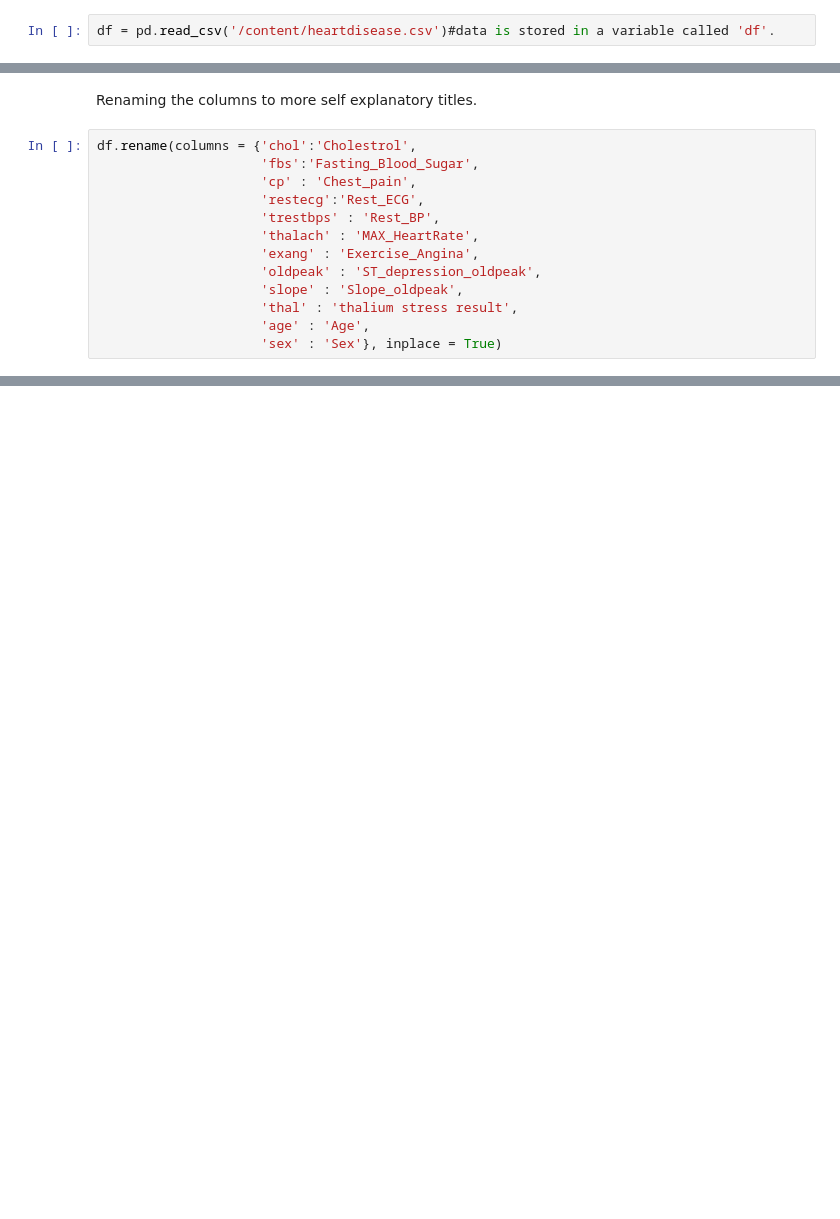
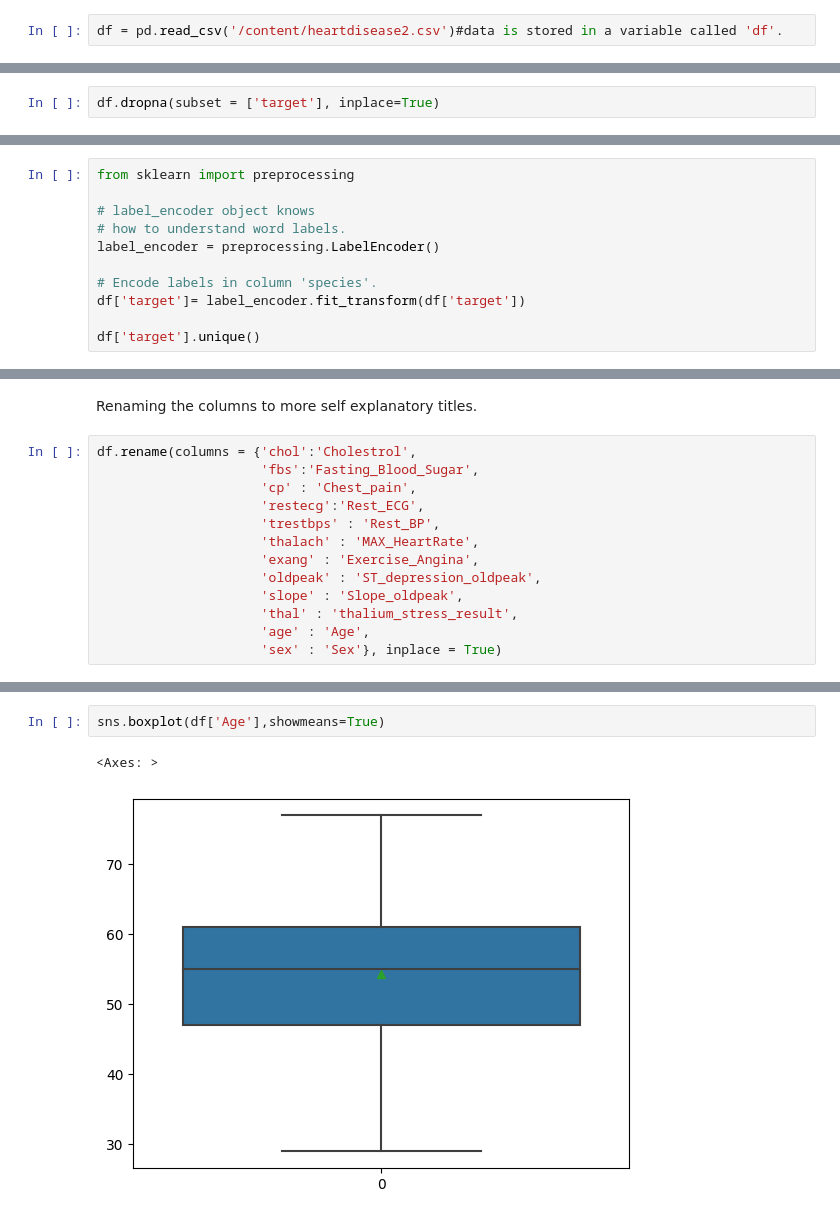
Before and after one commit to asra020601/heart_disease, a Jupyter notebook: heart_disease.ipynb, the cells around one changed output, grey strips where cells are left out. Saved outputs shown, nothing was run; the diff lists cells and outputs as text; blank space fills up the shorter version.

```diff
--- a/heart_disease.ipynb
+++ b/heart_disease.ipynb
@@ -8,4 +10,4 @@ import seaborn as sns#importing seaborn  explore and understand the data.
 # %% [markdown]
 Now, let us read the csv file using pandas read_csv function.
 # %%
-df = pd.read_csv('/content/heartdisease.csv')#data is stored in a variable called 'df'.
+df = pd.read_csv('/content/heartdisease2.csv')#data is stored in a variable called 'df'.
@@ -225,0 +293,2 @@ df
+# %%
+df.dropna(subset = ['target'], inplace=True)
@@ -241,3 +332,14 @@ Swapping the values of 'sex' column once again because it belongs to object data
 df['sex']= df.sex.map({0 : 'Male', 1 : 'Female'})
 # %% [markdown]
 Checking for null values once again. We find no null values now.
+# %%
+from sklearn import preprocessing
+
+# label_encoder object knows
+# how to understand word labels.
+label_encoder = preprocessing.LabelEncoder()
+
+# Encode labels in column 'species'.
+df['target']= label_encoder.fit_transform(df['target'])
+
+df['target'].unique()
@@ -272,6 +375,6 @@ df.rename(columns = {'chol':'Cholestrol',
                      'exang' : 'Exercise_Angina',
                      'oldpeak' : 'ST_depression_oldpeak',
                      'slope' : 'Slope_oldpeak',
-                     'thal' : 'thalium stress result',
+                     'thal' : 'thalium_stress_result',
                      'age' : 'Age',
                      'sex' : 'Sex'}, inplace = True)
@@ -277,0 +490,5 @@ df.rename(columns = {'chol':'Cholestrol',
+# %%
+sns.boxplot(df['Age'],showmeans=True)
+# %% [output]
+<Axes: >
+[figure, added]
```
Also changed, not shown: parts of 50 cells of this notebook.
